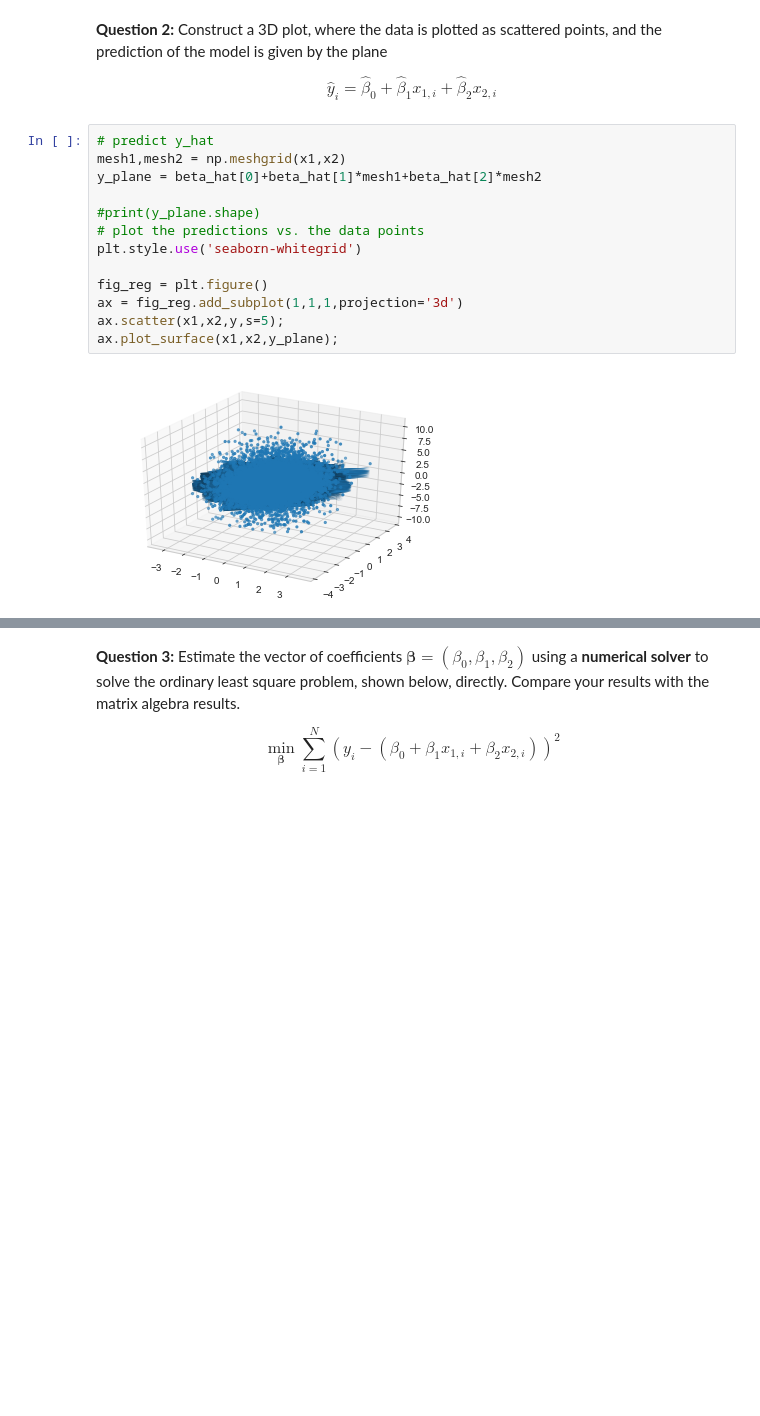
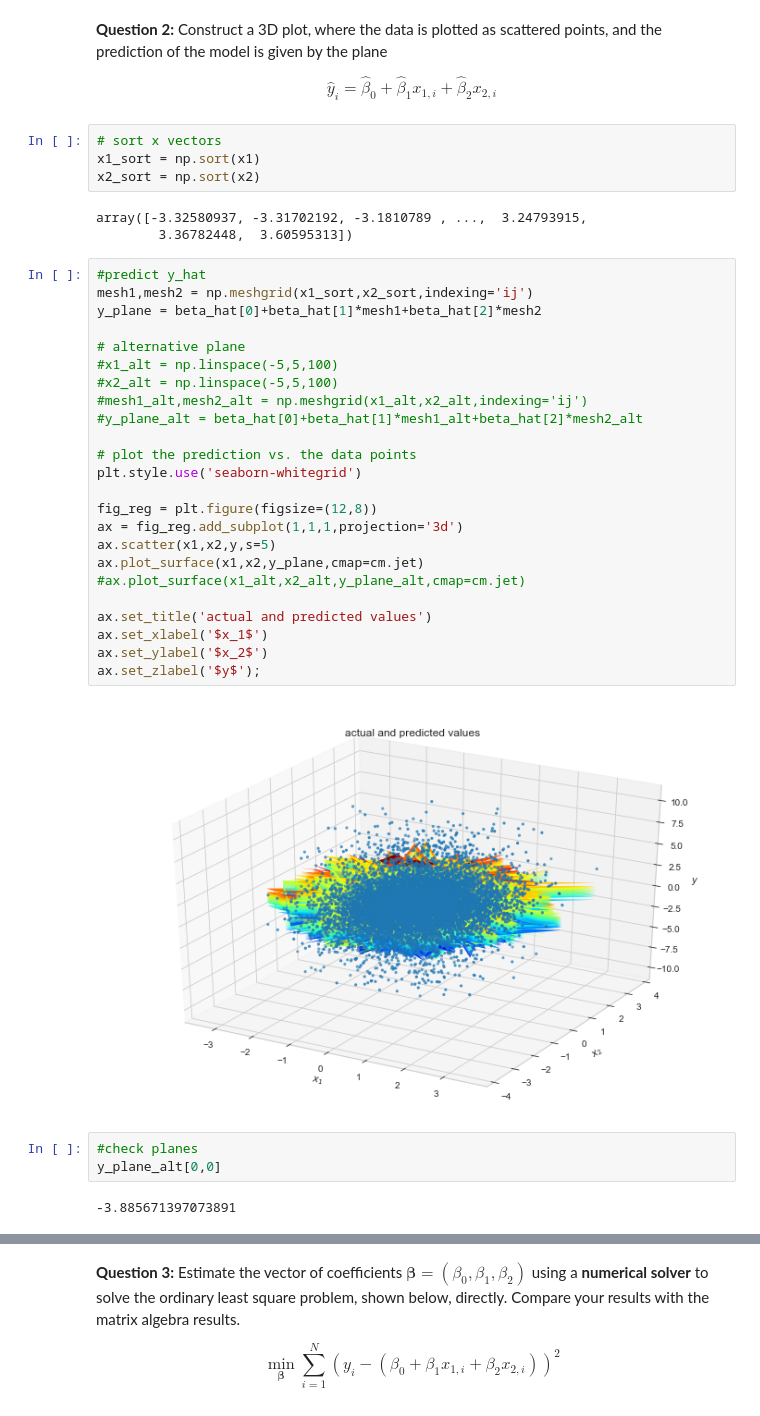
Before and after one commit to NumEconCopenhagen/projects-2020-kongeraekken-1, a Jupyter notebook: examproject/exam_2020.ipynb, the cells around one changed output, grey strips where cells are left out. Drawn from its saved outputs; the diff is of its cells as text; blank space fills up the shorter version.

```diff
--- a/examproject/exam_2020.ipynb
+++ b/examproject/exam_2020.ipynb
@@ -76,18 +76,41 @@ the estimate of beta is beta_hat = (0.10, 0.29, 0.50)
 **Question 2:** Construct a 3D plot, where the data is plotted as scattered points, and the prediction of the model is given by the plane
 
 $$\hat{y}_i = \hat{\beta}_0 + \hat{\beta}_1 x_{1,i} + \hat{\beta}_2 x_{2,i}$$
+# %%
+# sort x vectors
+x1_sort = np.sort(x1)
+x2_sort = np.sort(x2)
+# %% [output]
+array([-3.32580937, -3.31702192, -3.1810789 , ...,  3.24793915,
+        3.36782448,  3.60595313])
 # %%
-# predict y_hat
-mesh1,mesh2 = np.meshgrid(x1,x2)
+#predict y_hat
+mesh1,mesh2 = np.meshgrid(x1_sort,x2_sort,indexing='ij')
 y_plane = beta_hat[0]+beta_hat[1]*mesh1+beta_hat[2]*mesh2
 
-#print(y_plane.shape)
-# plot the predictions vs. the data points
+# alternative plane
+#x1_alt = np.linspace(-5,5,100)
+#x2_alt = np.linspace(-5,5,100)
+#mesh1_alt,mesh2_alt = np.meshgrid(x1_alt,x2_alt,indexing='ij')
+#y_plane_alt = beta_hat[0]+beta_hat[1]*mesh1_alt+beta_hat[2]*mesh2_alt
+
+# plot the prediction vs. the data points
 plt.style.use('seaborn-whitegrid')
 
-fig_reg = plt.figure()
+fig_reg = plt.figure(figsize=(12,8))
 ax = fig_reg.add_subplot(1,1,1,projection='3d')
-ax.scatter(x1,x2,y,s=5);
-ax.plot_surface(x1,x2,y_plane);
+ax.scatter(x1,x2,y,s=5)
+ax.plot_surface(x1,x2,y_plane,cmap=cm.jet)
+#ax.plot_surface(x1_alt,x2_alt,y_plane_alt,cmap=cm.jet)
+
+ax.set_title('actual and predicted values')
+ax.set_xlabel('$x_1$')
+ax.set_ylabel('$x_2$')
+ax.set_zlabel('$y$');
 # %% [output]
-[figure, old version]
+[figure, new version]
+# %%
+#check planes
+y_plane_alt[0,0]
+# %% [output]
+-3.885671397073891
```
Also changed, not shown: parts of 14 cells of this notebook.
